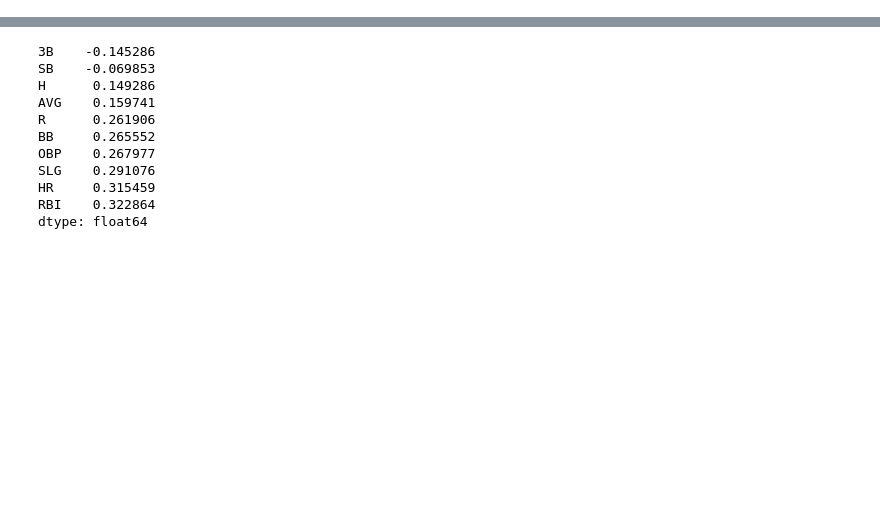
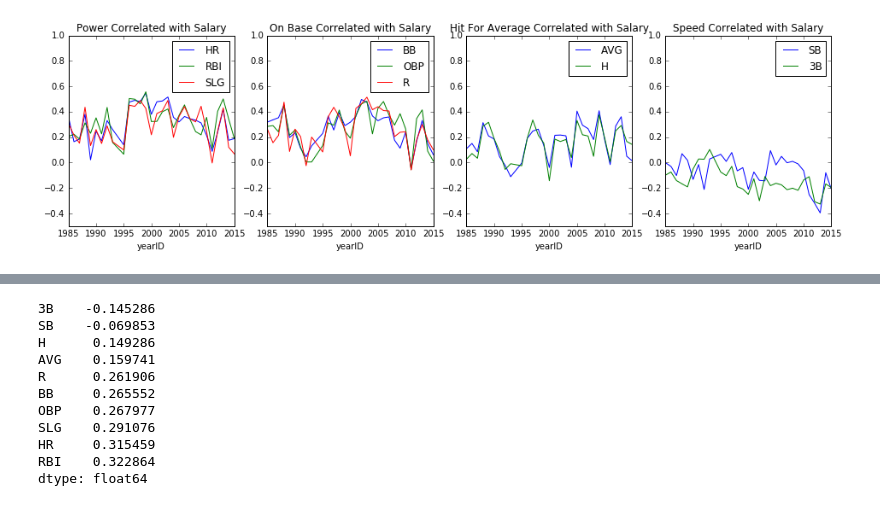
Before and after one commit to nathanhtcox/UD_Baseball_Project, a Jupyter notebook: Baseball Investigation.ipynb, the cells around one changed output, grey strips where cells are left out. Cells and saved outputs as stored; diff of their text form; code cells hidden in the pictures; blank space fills up the shorter version.

```diff
--- a/Baseball Investigation.ipynb
+++ b/Baseball Investigation.ipynb
@@ -101,0 +112,24 @@ The table below shows the mean correlation between each statistic and salary. Th
+# %%
+
+#merge batting and salary and drop rows where salary is not known
+df = pd.merge(batting, salary, on = ['playerID','yearID'], how='left')
+df=df[pd.notnull(df['z_salary'])]
+
+#create a correlation matrix for a select set of statistics and take only the set where each statistic is correlated with the standardized salary statistic
+salary_corr=df.groupby('yearID')[['z_salary','H','R','RBI','HR','BB','SLG','OBP','AVG','3B','SB']].corr()['z_salary'].unstack()
+
+#remove the correlation of salary with itself
+salary_corr.drop('z_salary',1,inplace=True)
+
+#plot the correlation of 10 statistics with the normalized salary statistic from 1985 to 2015
+
+fig, axes = plt.subplots(nrows=1, ncols=4, figsize=(16,4))
+
+salary_corr[['HR','RBI','SLG']].plot(ax=axes[0], ylim=(-0.5,1)); axes[0].set_title('Power Correlated with Salary');
+salary_corr[['BB','OBP','R']].plot(ax=axes[1], ylim=(-0.5,1)); axes[1].set_title('On Base Correlated with Salary');
+salary_corr[['AVG','H']].plot(ax=axes[2], ylim=(-0.5,1)); axes[2].set_title('Hit For Average Correlated with Salary');
+salary_corr[['SB','3B']].plot(ax=axes[3], ylim=(-0.5,1)); axes[3].set_title('Speed Correlated with Salary');
+
+mean_corr=salary_corr.mean().sort_values()
+# %% [output]
+[figure, added]
```
Also changed, not shown: parts of 8 cells of this notebook, 1 other file.
